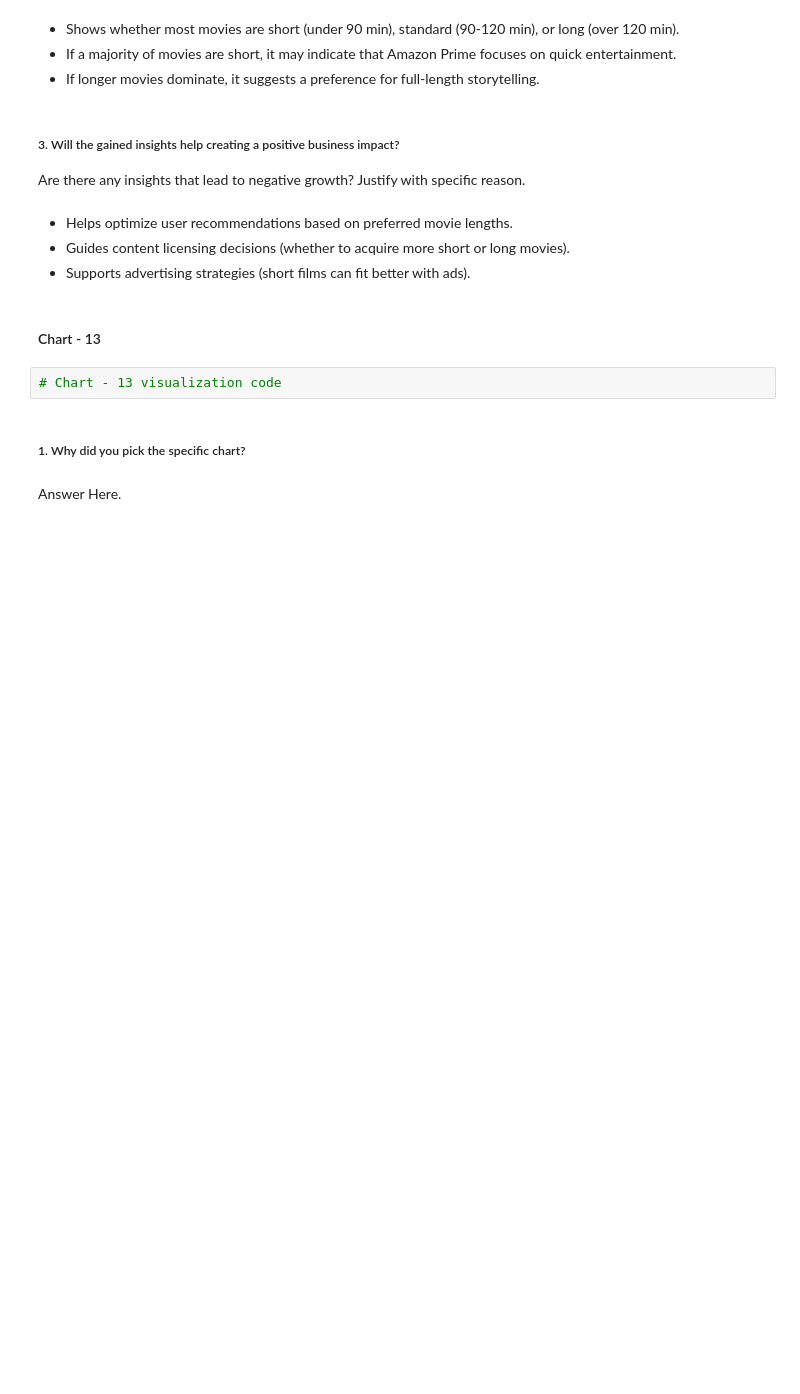
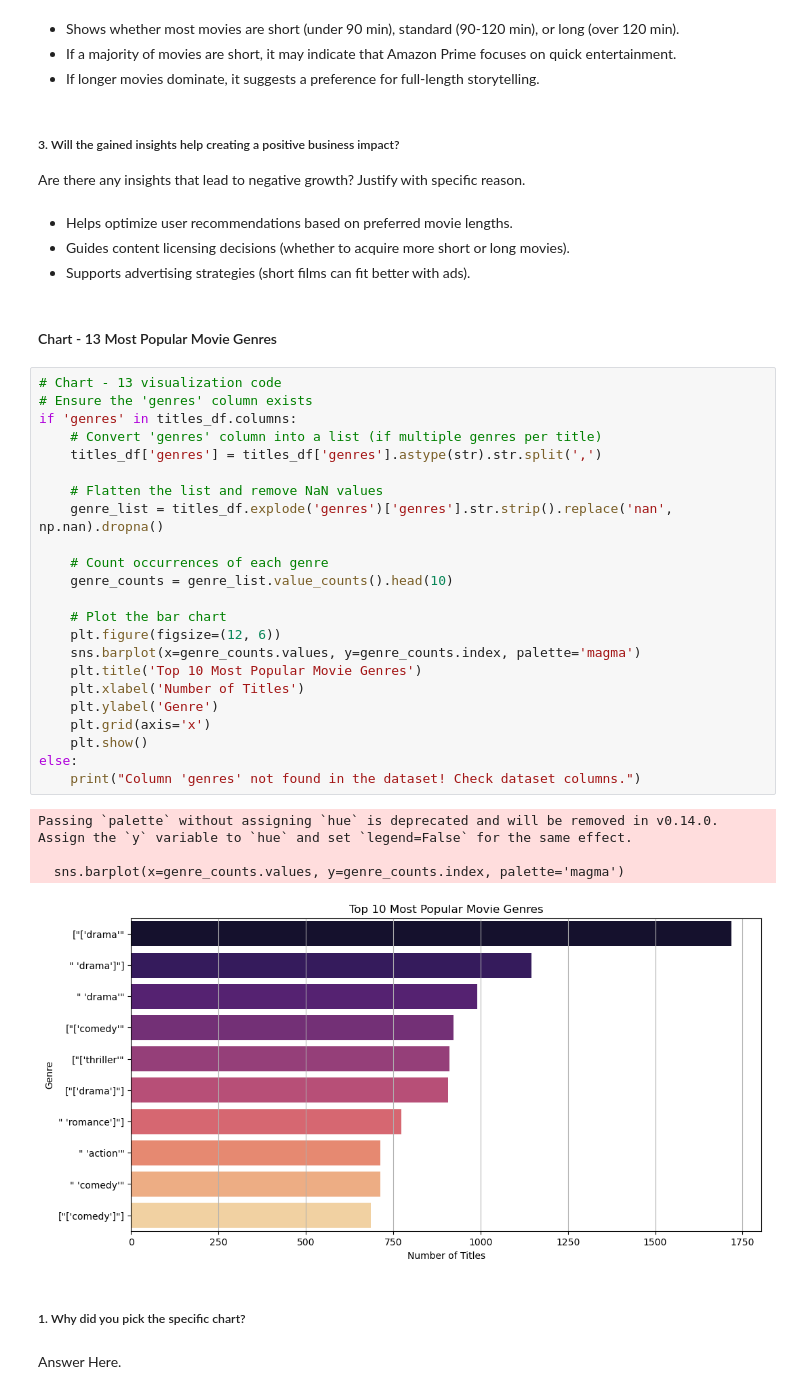
Before and after one commit to Shanmuganathan2004/Labmentix-Internship, a Jupyter notebook: WEEK-2/ML-week2-submission.ipynb, the cells around one changed output. Saved outputs shown, nothing was run; the diff lists cells and outputs as text; blank space fills up the shorter version.

```diff
--- a/WEEK-2/ML-week2-submission.ipynb
+++ b/WEEK-2/ML-week2-submission.ipynb
@@ -702,9 +702,35 @@ Are there any insights that lead to negative growth? Justify with specific reaso
 * Guides content licensing decisions (whether to acquire more short or long movies).
 * Supports advertising strategies (short films can fit better with ads).
 # %% [markdown]
-#### Chart - 13
+#### Chart - 13 Most Popular Movie Genres
-# %%
-# Chart - 13 visualization code
+# %%
+# Chart - 13 visualization code
+# Ensure the 'genres' column exists
+if 'genres' in titles_df.columns:
+    # Convert 'genres' column into a list (if multiple genres per title)
+    titles_df['genres'] = titles_df['genres'].astype(str).str.split(',')
+
+    # Flatten the list and remove NaN values
+    genre_list = titles_df.explode('genres')['genres'].str.strip().replace('nan', np.nan).dropna()
+
+    # Count occurrences of each genre
+    genre_counts = genre_list.value_counts().head(10)
+
+    # Plot the bar chart
+    plt.figure(figsize=(12, 6))
+    sns.barplot(x=genre_counts.values, y=genre_counts.index, palette='magma')
+    plt.title('Top 10 Most Popular Movie Genres')
+    plt.xlabel('Number of Titles')
+    plt.ylabel('Genre')
+    plt.grid(axis='x')
+    plt.show()
+else:
+    print("Column 'genres' not found in the dataset! Check dataset columns.")
+# %% [output]
+Passing `palette` without assigning `hue` is deprecated and will be removed in v0.14.0. Assign the `y` variable to `hue` and set `legend=False` for the same effect.
+
+  sns.barplot(x=genre_counts.values, y=genre_counts.index, palette='magma')
+[figure, added]
 # %% [markdown]
 ##### 1. Why did you pick the specific chart?
 # %% [markdown]
```
